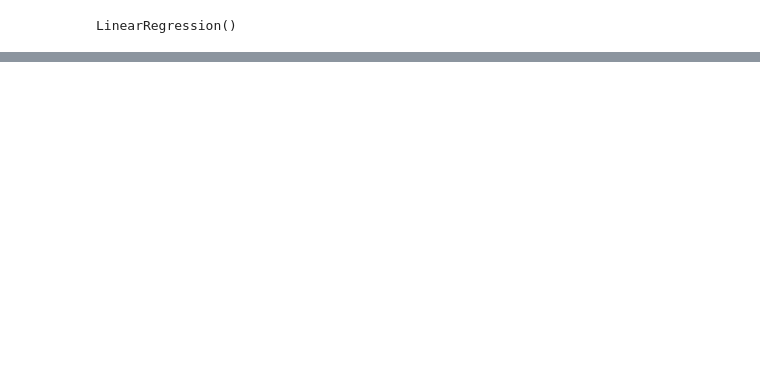
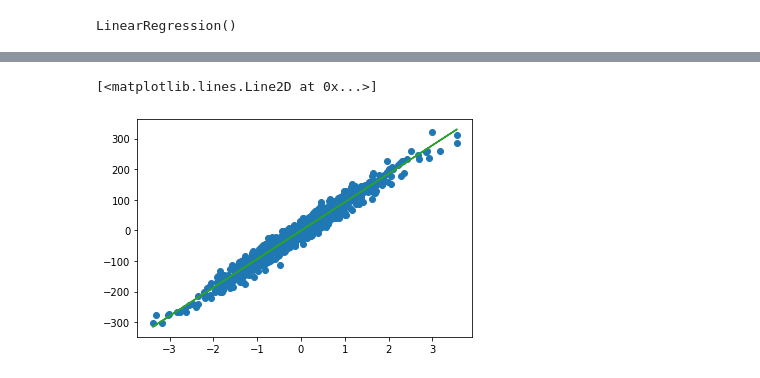
Before and after one commit to 11jolek11/BigData, a Jupyter notebook: List1.ipynb, the cells around one changed output, grey strips where cells are left out. Saved outputs shown, nothing was run; the diff lists cells and outputs as text; code cells hidden in the pictures; blank space fills up the shorter version.

```diff
--- a/List1.ipynb
+++ b/List1.ipynb
@@ -96,0 +141,18 @@ plt.show()
+# %%
+ridge_reg = Ridge(alpha=0.0).fit(x_train, y_train)
+
+y_test_predict = ridge_reg.predict(x_test)
+y_train_predict = ridge_reg.predict(x_train)
+
+plt.scatter(x_data, y_data)
+
+plt.plot(x_train,
+         y_train_predict,
+         color='tab:green',
+         label="Prediction on training dataset")
+
+# plt.plot(x_test, y_test_predict, color='tab:red'
+# , label="Prediction on training dataset", marker=".")
+# %% [output]
+[<matplotlib.lines.Line2D at 0x...>]
+[figure, added]
```
Also changed, not shown: parts of 11 cells of this notebook.
